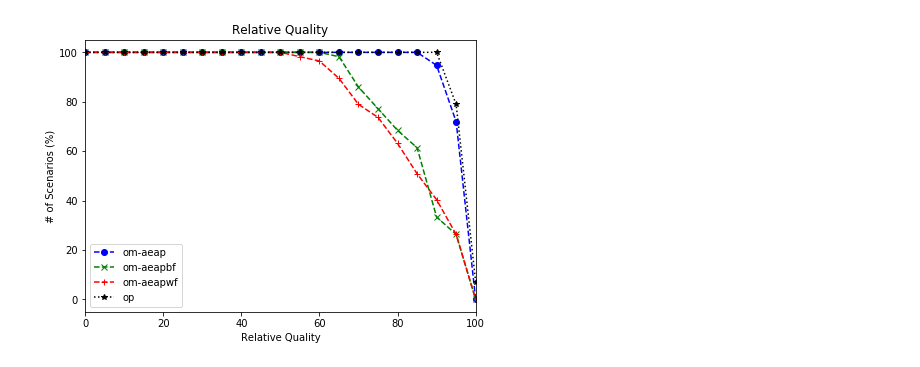
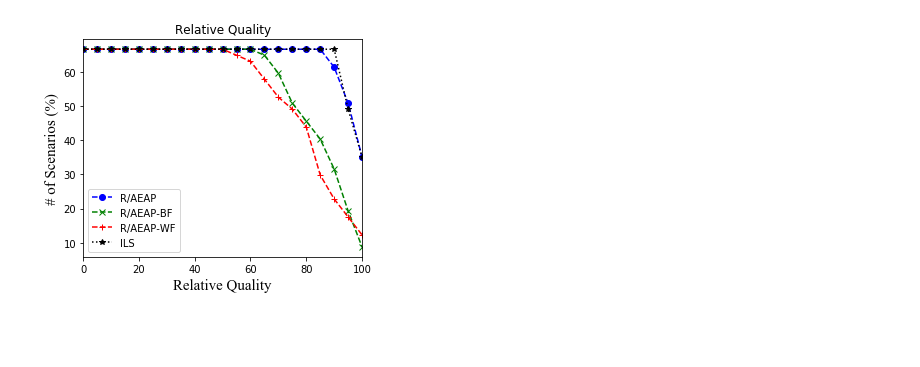
Before and after one commit to ZitaoLi/tsn_routing_scheduling, a Jupyter notebook: res/v_relative_quality.ipynb, the cells around one changed output. Saved outputs shown, nothing was run; the diff lists cells and outputs as text; code cells hidden in the pictures; blank space fills up the shorter version.

```diff
--- a/res/v_relative_quality.ipynb
+++ b/res/v_relative_quality.ipynb
@@ -8,28 +8,29 @@ import matplotlib.pyplot as plt
 import matplotlib.ticker as ticker
 
 DIR_NAME = './flow_size/'
-FIG_SIZE = (7, 5)
+FIG_SIZE = (5, 4)
+fontdict = {'family': 'Times New Roman', 'weight': 'normal', 'size':15}
 
 filenames = os.listdir(DIR_NAME)
 filenames_dict = {
-    'om-aeap': [],
-    'om-aeapbf': [],
-    'om-aeapwf': [],
-    'd-aeap': [],
-    'op': []
+    'R/AEAP': [],
+    'R/AEAP-BF': [],
+    'R/AEAP-WF': [],
+    'D/AEAP': [],
+    'ILS': []
 }
 
 for filename in filenames:
-    if re.match(r'b.*(rrg|er|ba).*backtracking.*aeap\.csv', filename):
-        filenames_dict['om-aeap'].append(filename)
-    elif re.match(r'b.*(rrg|er|ba).*backtracking.*aeapbf\.csv', filename):
-        filenames_dict['om-aeapbf'].append(filename)
-    elif re.match(r'b.*(rrg|er|ba).*backtracking.*aeapwf\.csv', filename):
-        filenames_dict['om-aeapwf'].append(filename)
-    elif re.match(r'b.*(rrg|er|ba).*dijkstra.*aeap\.csv', filename):
-        filenames_dict['d-aeap'].append(filename)
-    elif re.match(r'o.*(rrg|er|ba).*backtracking.*aeap\.csv', filename):  # only care about om-aeap
-        filenames_dict['op'].append(filename)
+    if re.match(r'b.*(t1|t2).*(ba|rrg).*backtracking.*aeap\.csv', filename):
+        filenames_dict['R/AEAP'].append(filename)
+    elif re.match(r'b.*(t1|t2).*(ba|rrg).*backtracking.*aeapbf\.csv', filename):
+        filenames_dict['R/AEAP-BF'].append(filename)
+    elif re.match(r'b.*(t1|t2).*(ba|rrg).*backtracking.*aeapwf\.csv', filename):
+        filenames_dict['R/AEAP-WF'].append(filename)
+    elif re.match(r'b.*(t1|t2).*(ba|rrg).*dijkstra.*aeap\.csv', filename):
+        filenames_dict['D/AEAP'].append(filename)
+    elif re.match(r'o.*(t1|t2).*(ba|rrg).*backtracking.*aeap\.csv', filename):  # only care about R/AEAP
+        filenames_dict['ILS'].append(filename)
 
 objective_value_dict = {}
 DAEAP_objective_value_list_list = []
@@ -38,7 +39,7 @@ no_of_scenarios_mapping = {}
 for alias in filenames_dict.keys():
     objective_value_dict[alias] = []
     for i in range(19):
-        if alias == 'd-aeap':
+        if alias == 'D/AEAP':
             DAEAP_objective_value_list_list.append([])
         else:
             objective_value_dict[alias].append([])
@@ -48,14 +49,16 @@ for alias, filenames in filenames_dict.items():
             reader = csv.reader(file)
             i = 0
             for line in reader:
-                if alias == 'd-aeap':
-                    DAEAP_objective_value_list_list[i].append(float(line[3]) - float(line[7]))
+                if alias == 'D/AEAP':
+                    # DAEAP_objective_value_list_list[i].append(float(line[3]) - float(line[7]))
+                    DAEAP_objective_value_list_list[i].append(float(line[3]))
                 else:
-                    objective_value_dict[alias][i].append(float(line[3]) - float(line[7]))
+                    # objective_value_dict[alias][i].append(float(line[3]) - float(line[7]))
+                    objective_value_dict[alias][i].append(float(line[3]))
                 i += 1
 
 for alias in filenames_dict.keys():
-    if alias == 'd-aeap':
+    if alias == 'D/AEAP':
         continue
     objective_value_list_list = objective_value_dict[alias]
     Y = [0] * 21  # no. of scenarios
@@ -63,43 +66,43 @@ for alias in filenames_dict.keys():
         objective_value_list = objective_value_list_list[i]
         DAEAP_objective_value_list = DAEAP_objective_value_list_list[i]
         for j in range(DAEAP_objective_value_list.__len__()):
             objective_value = objective_value_list[j]
             DAEAP_objective_value = DAEAP_objective_value_list[j]
             for k in range(21):
                 if objective_value >= DAEAP_objective_value * (0.0 + 0.05 * k):
                     Y[k] += 1
     no_of_scenarios_mapping[alias] = [n / num_scenarios * 100 for n in Y]
 
 markers = {
-    'om-aeap': 'o', 'om-aeapbf': 'x', 'om-aeapwf': '+',
-    'd-aeap': 's', 'd-aeapbf': '^', 'd-aeapwf': '<',
-    'op': '*',
+    'R/AEAP': 'o', 'R/AEAP-BF': 'x', 'R/AEAP-WF': '+',
+    'D/AEAP': 's', 'd-aeapbf': '^', 'd-aeapwf': '<',
+    'ILS': '*',
 }
 colors = {
-    'om-aeap': 'blue', 'om-aeapbf': 'green', 'om-aeapwf': 'red',
-    'd-aeap': 'blue', 'd-aeapbf': 'green', 'd-aeapwf': 'red',
-    'op': 'black',
+    'R/AEAP': 'blue', 'R/AEAP-BF': 'green', 'R/AEAP-WF': 'red',
+    'D/AEAP': 'blue', 'd-aeapbf': 'green', 'd-aeapwf': 'red',
+    'ILS': 'black',
 }
 linestyles = {
-    'om-aeap': '--', 'om-aeapbf': '--', 'om-aeapwf': '--',
-    'd-aeap': '-', 'd-aeapbf': '-.', 'd-aeapwf': '-.',
-    'op': ':',
+    'R/AEAP': '--', 'R/AEAP-BF': '--', 'R/AEAP-WF': '--',
+    'D/AEAP': '-', 'd-aeapbf': '-.', 'd-aeapwf': '-.',
+    'ILS': ':',
 }
 tick_spacing = 20
 x = np.array(np.arange(21) * 5) # relative quality
 fig_1, ax_1 = plt.subplots(figsize=FIG_SIZE)  # no. of available flows
 ax_1.set_title('Relative Quality')
 for alias in filenames_dict.keys():
-    if alias == 'd-aeap':
+    if alias == 'D/AEAP':
         continue
     if len(no_of_scenarios_mapping[alias]) == 0:
         continue
     ax_1.plot(x, no_of_scenarios_mapping[alias], label='{}'.format(alias),
               marker=markers[alias], markersize=6, markerfacecolor=colors[alias], color=colors[alias], linestyle=linestyles[alias])
     ax_1.set_xlim(x[0], x[-1])
     ax_1.xaxis.set_major_locator(ticker.MultipleLocator(tick_spacing))
-    ax_1.set_xlabel('Relative Quality')
-    ax_1.set_ylabel('# of Scenarios (%)')
+    ax_1.set_xlabel('Relative Quality', fontdict=fontdict)
+    ax_1.set_ylabel('# of Scenarios (%)', fontdict=fontdict)
     ax_1.legend()
 # %% [output]
-[figure, old version]
+[figure, new version]
```
Also changed, not shown: 4 other files.
